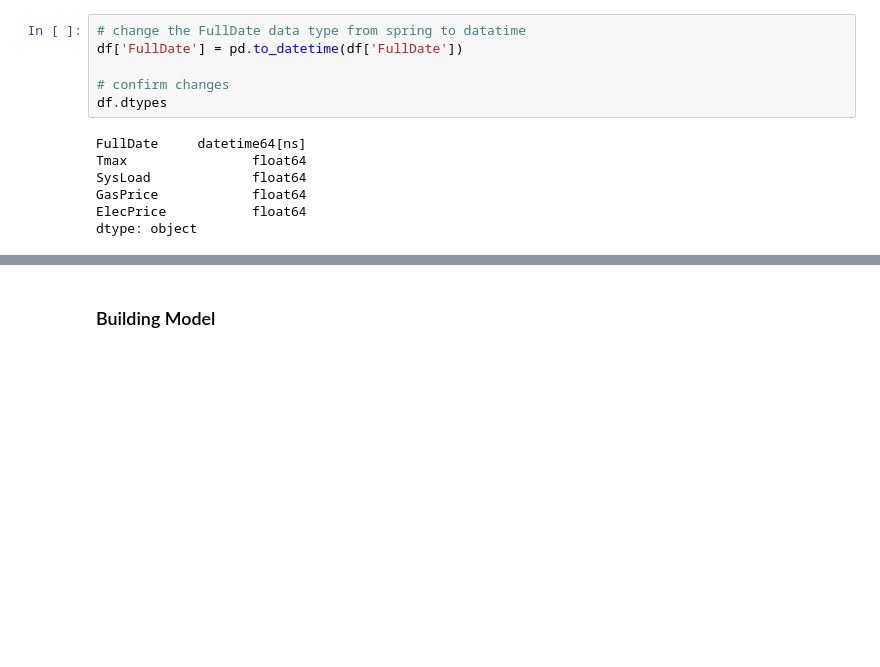
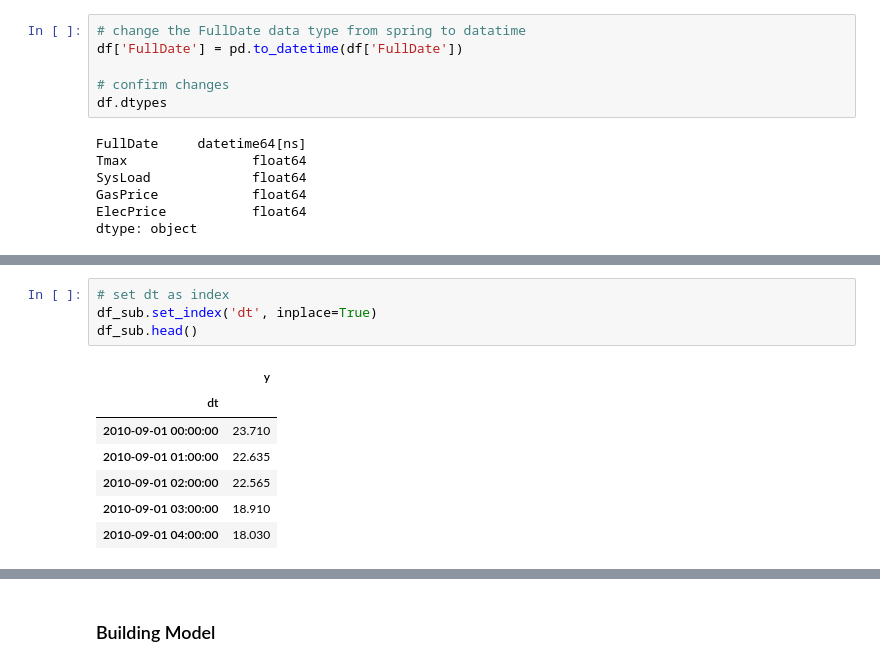
Before and after one commit to muhammedbalogun/Hamoye_internship_assignments, a Jupyter notebook: 005_tag_along_code_stageE.ipynb, the cells around one changed output, grey strips where cells are left out. Saved outputs shown, nothing was run; the diff lists cells and outputs as text; blank space fills up the shorter version.

```diff
--- a/005_tag_along_code_stageE.ipynb
+++ b/005_tag_along_code_stageE.ipynb
@@ -119,0 +142,12 @@ dtype: object
+# %%
+# set dt as index
+df_sub.set_index('dt', inplace=True)
+df_sub.head()
+# %% [output]
+|  | y |
+| dt |  |
+| 2010-09-01 00:00:00 | 23.710 |
+| 2010-09-01 01:00:00 | 22.635 |
+| 2010-09-01 02:00:00 | 22.565 |
+| 2010-09-01 03:00:00 | 18.910 |
+| 2010-09-01 04:00:00 | 18.030 |
```
Also changed, not shown: parts of 6 cells of this notebook.
